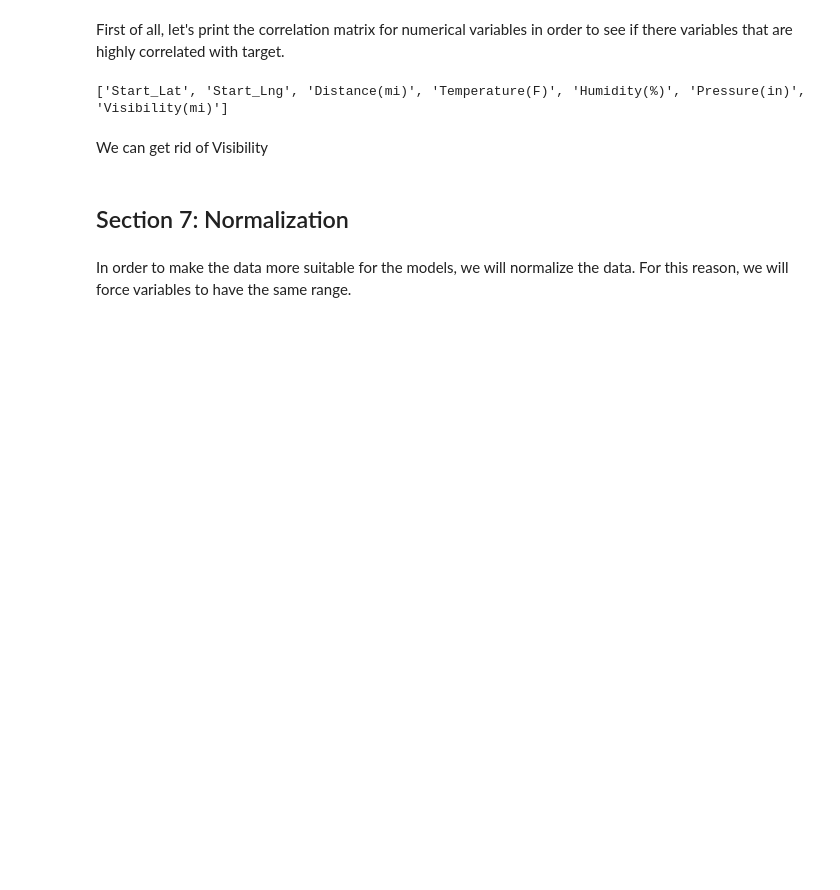
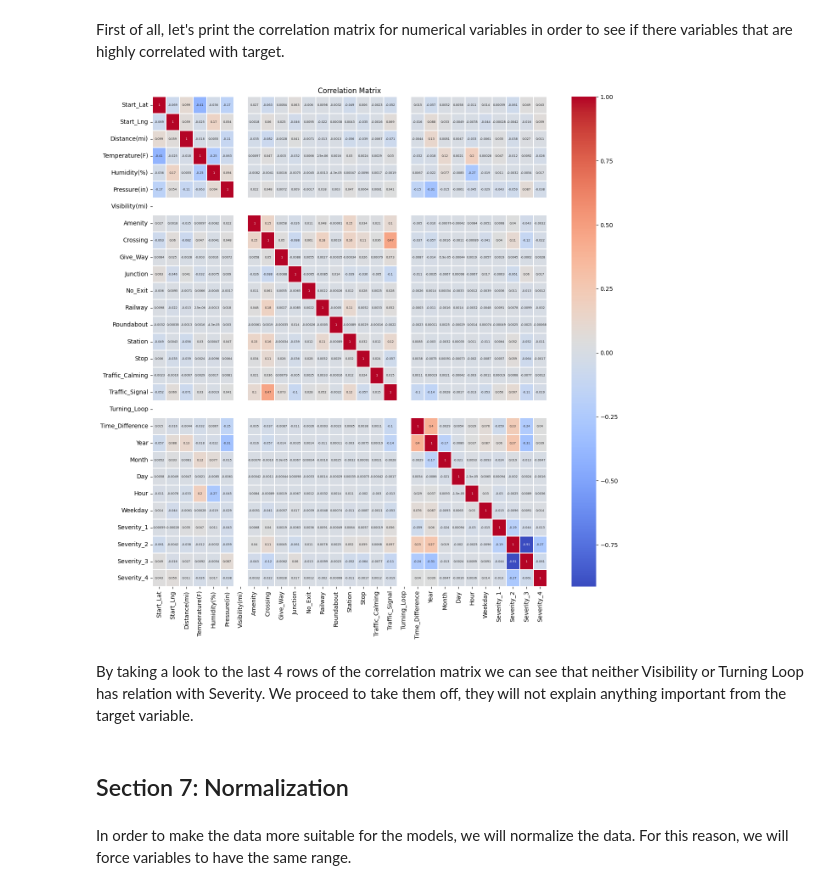
Before and after one commit to pol-resina/US-Accidents, a Jupyter notebook: notebooks/preprocessing.ipynb, the cells around one changed output. Drawn from its saved outputs; the diff is of its cells as text; code cells hidden in the pictures; blank space fills up the shorter version.

```diff
--- a/notebooks/preprocessing.ipynb
+++ b/notebooks/preprocessing.ipynb
@@ -596,13 +599,17 @@ dtypes: float64(7), int64(2), object(17)
 memory usage: 64.3+ MB
 # %% [markdown]
 First of all, let's print the correlation matrix for numerical variables in order to see if there variables that are highly correlated with target.
-# %%
-# plot correlation matrix
-numerical_columns = [column for column in data.columns if data[column].dtype == 'float64']
-
-print(numerical_columns)
-# %% [output]
-['Start_Lat', 'Start_Lng', 'Distance(mi)', 'Temperature(F)', 'Humidity(%)', 'Pressure(in)', 'Visibility(mi)']
-# %% [markdown]
-We can get rid of Visibility
+# %%
+# plot correlation matrix
+numerical_columns = [column for column in data.columns if data[column].dtype == 'float64' or data[column].dtype == 'int64']
+data_encoded = pd.get_dummies(data, columns=['Severity'])
+corr_matrix = data_encoded.corr()
+plt.figure(figsize=(15,15))
+sns.heatmap(corr_matrix, annot = True, cmap = 'coolwarm', linewidths = 0.1, annot_kws = {"size":5})
+plt.title('Correlation Matrix')
+plt.show()
+# %% [output]
+[figure, added]
+# %% [markdown]
+By taking a look to the last 4 rows of the correlation matrix we can see that neither Visibility or Turning Loop has relation with Severity. We proceed to take them off, they will not explain anything important from the target variable.
 # %%
```
Also changed, not shown: parts of 27 cells of this notebook.
